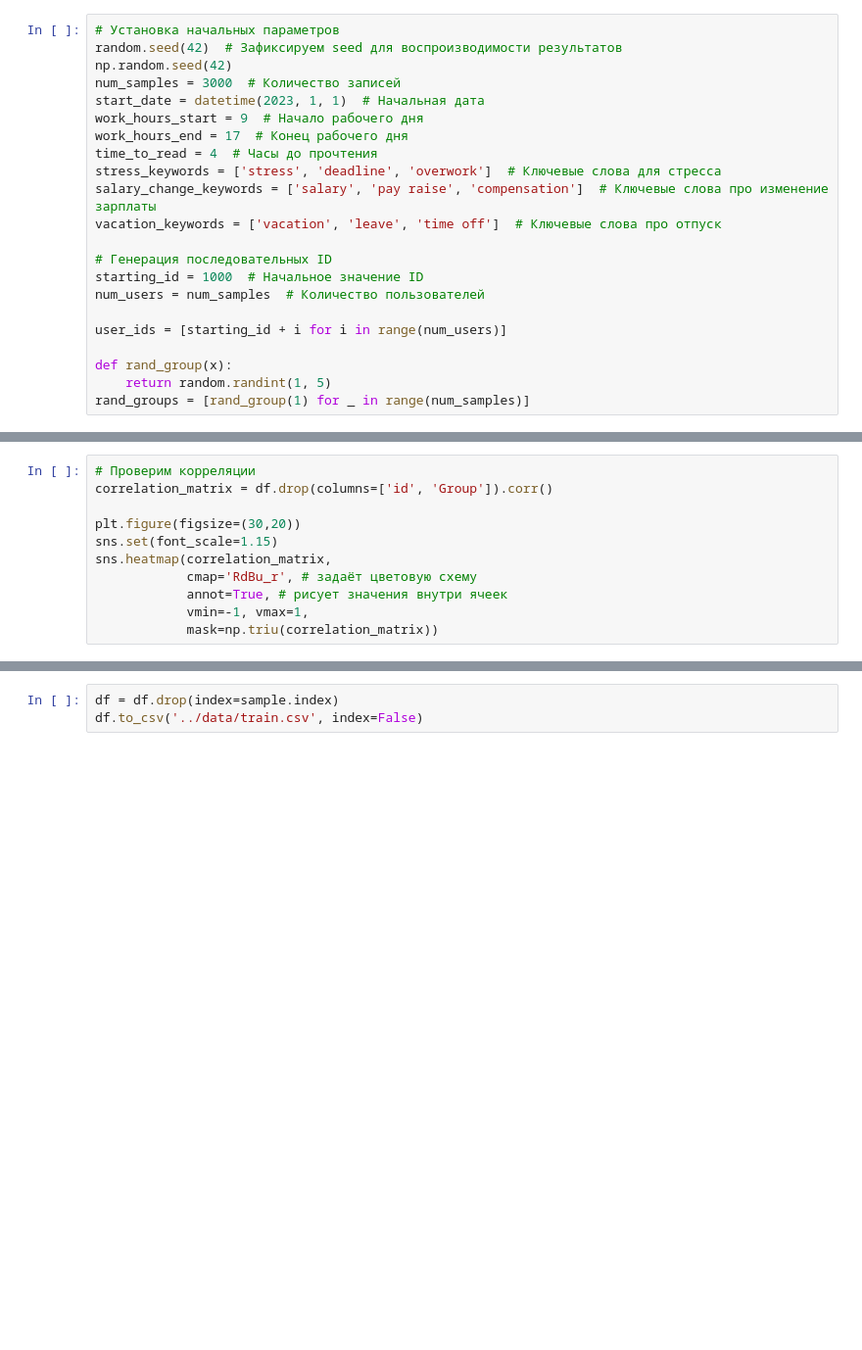
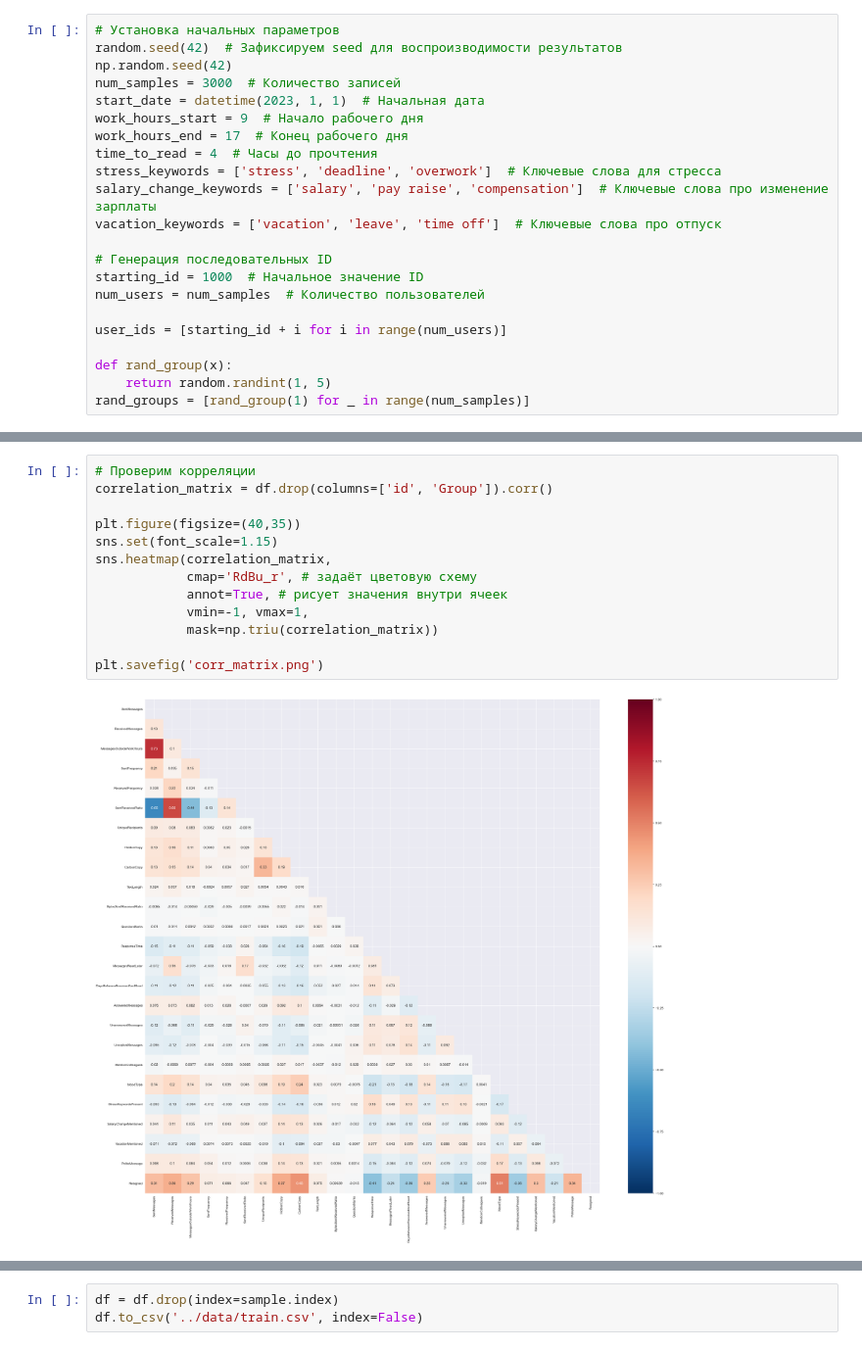
Before and after one commit to Ekzz0/LayoffsServicePrediction, a Jupyter notebook: jupyter_notebooks/generate_data.ipynb, the cells around one changed output, grey strips where cells are left out. Shown at 98% size. Cells and saved outputs as stored; diff of their text form; blank space fills up the shorter version.

```diff
--- a/jupyter_notebooks/generate_data.ipynb
+++ b/jupyter_notebooks/generate_data.ipynb
@@ -160,14 +164,18 @@ for i in range(1, 4):
 # %%
 # Проверим корреляции
 correlation_matrix = df.drop(columns=['id', 'Group']).corr()
 
-plt.figure(figsize=(30,20))
+plt.figure(figsize=(40,35))
 sns.set(font_scale=1.15)
 sns.heatmap(correlation_matrix,
             cmap='RdBu_r', # задаёт цветовую схему
             annot=True, # рисует значения внутри ячеек
             vmin=-1, vmax=1,
             mask=np.triu(correlation_matrix))
+
+plt.savefig('corr_matrix.png')
+# %% [output]
+[figure, added]
 # %%
 num_f = ['SentMessages', 'ReceivedMessages',
           'SentFrequency', 'ReceivedFrequency', 'SentReceivedRatio',
```
Also changed, not shown: parts of 4 cells of this notebook, 3 other files.
